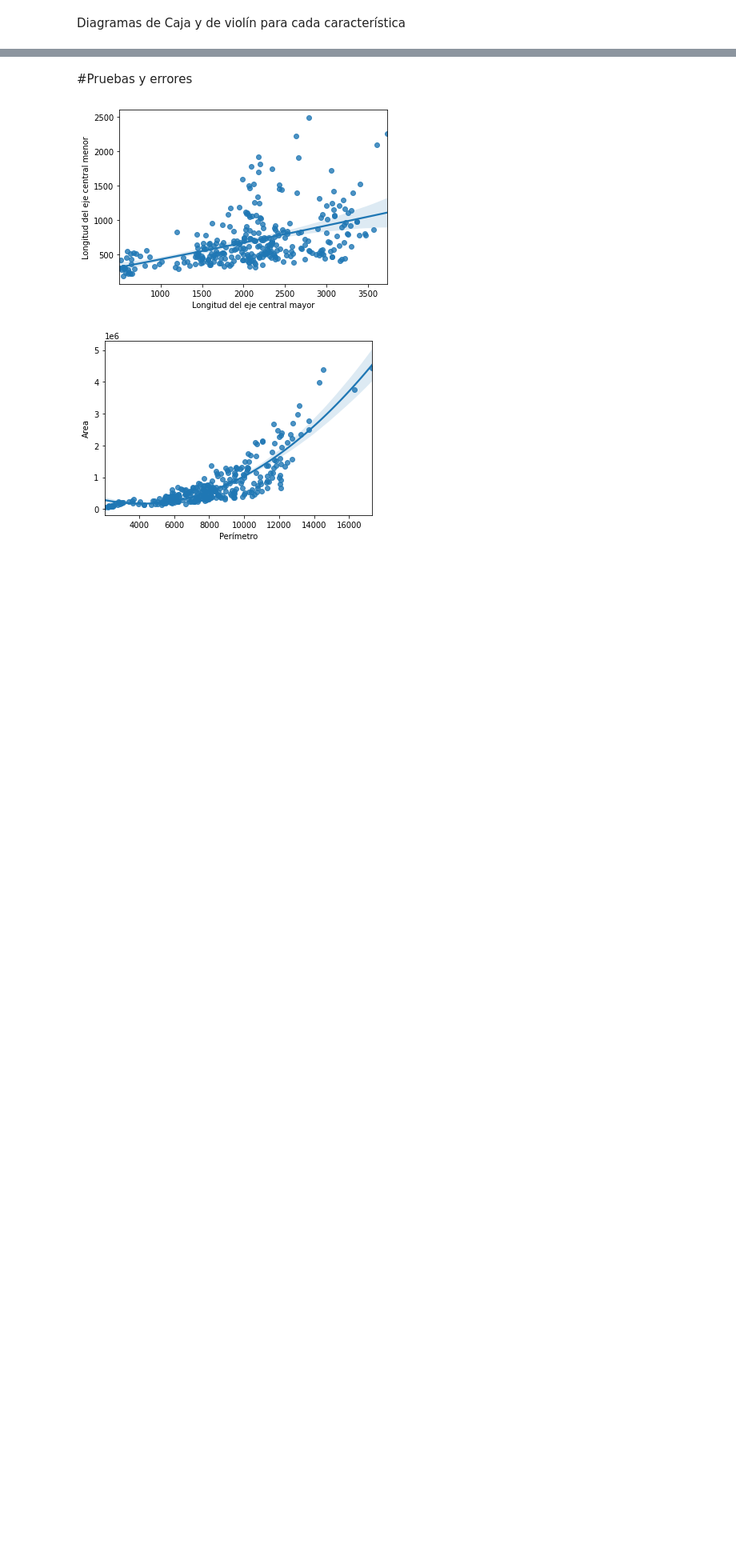
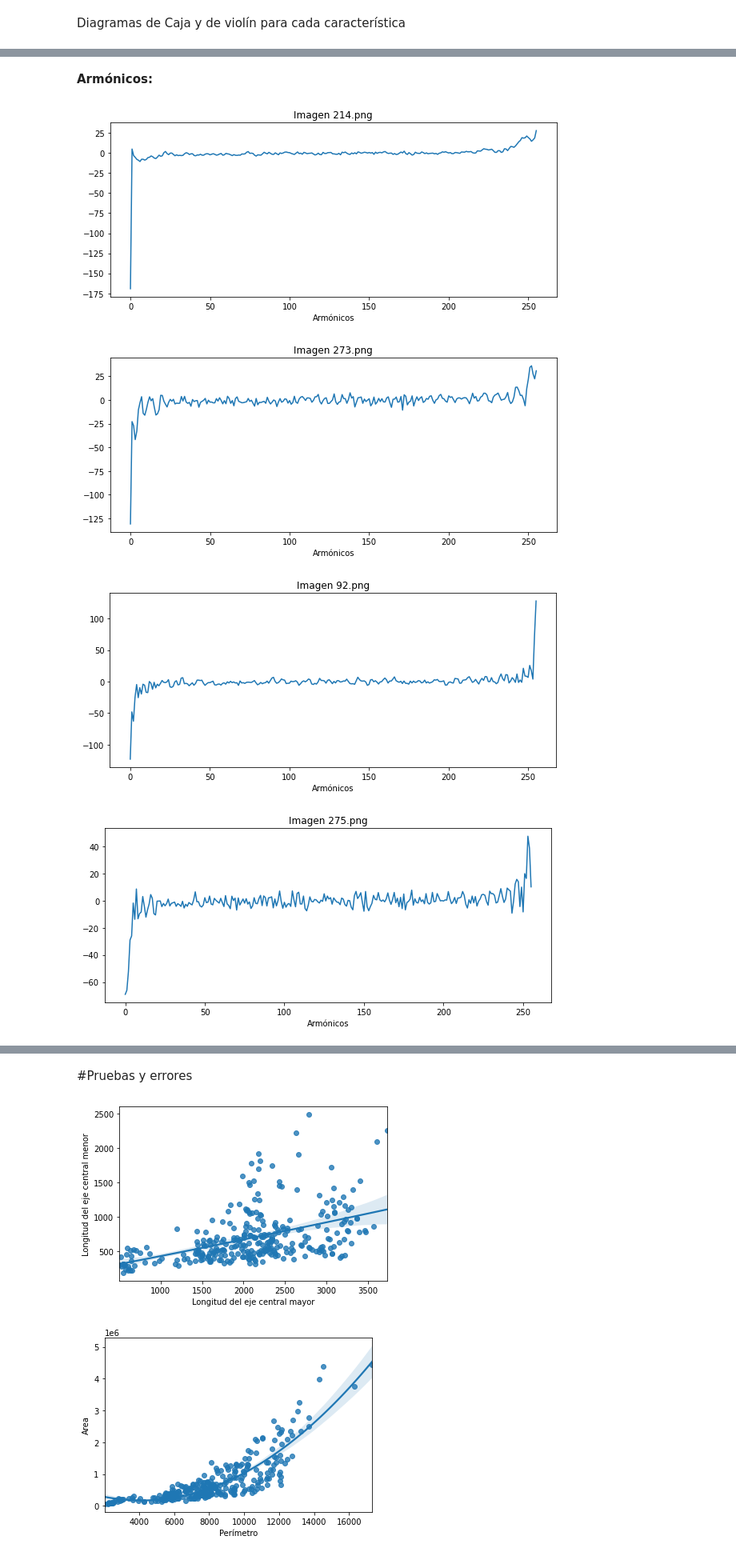
Before and after one commit to JuanDavid1703/Proyecto_INtroducci-n_ciencia-de-datos, a Jupyter notebook: CodigoProyectoFrailejones.ipynb, the cells around one changed output, grey strips where cells are left out. Shown at 80% size. Drawn from its saved outputs; the diff is of its cells as text; code cells hidden in the pictures; blank space fills up the shorter version.

```diff
--- a/CodigoProyectoFrailejones.ipynb
+++ b/CodigoProyectoFrailejones.ipynb
@@ -274,10 +285,35 @@ Transfomrada discreta Fourier
 # %%
+n_armonics=256
 j = cmath.sqrt(-1)
-features= np.zeros((len(imgs),npoints-1),dtype=complex)
+features= np.zeros((len(imgs),n_armonics),dtype=complex)
 for i in range(len(imgs)):
   x=Contorno[i,:,0]-Contorno[i,:,1]*j
   dx  = np.diff(x, axis=0)
   norm_x=np.absolute(dx)
   x=np.divide(dx,norm_x)
-  armonics=np.fft.fft(x)
+  armonics=np.fft.fft(x,n=n_armonics)
   features[i]=armonics      #Espacio de características
+# %% [markdown]
+**Armónicos:**
+# %%
+Armonicos=[]
+for i in range(n_armonics):
+  Armonicos.append(f"Armónico {i+1}")
+
+Armon=pd.DataFrame()
+Armon["Imágenes"]=imgs
+for i in range(n_armonics):
+  Armon[Armonicos[i]]=features[:,i]
+# %%
+for i in range(10):
+  pos=np.random.choice(range(len(imgs)))
+  name=imgs[pos]
+  plt.figure(figsize=(10,4))
+  plt.xlabel("Armónicos")
+  plt.title(f"Imagen {name}")
+  plt.plot(features[pos],"-")
+# %% [output]
+[figure, added]
+[figure, added]
+[figure, added]
+[figure, added]
```
Also changed, not shown: parts of 13 cells of this notebook.
